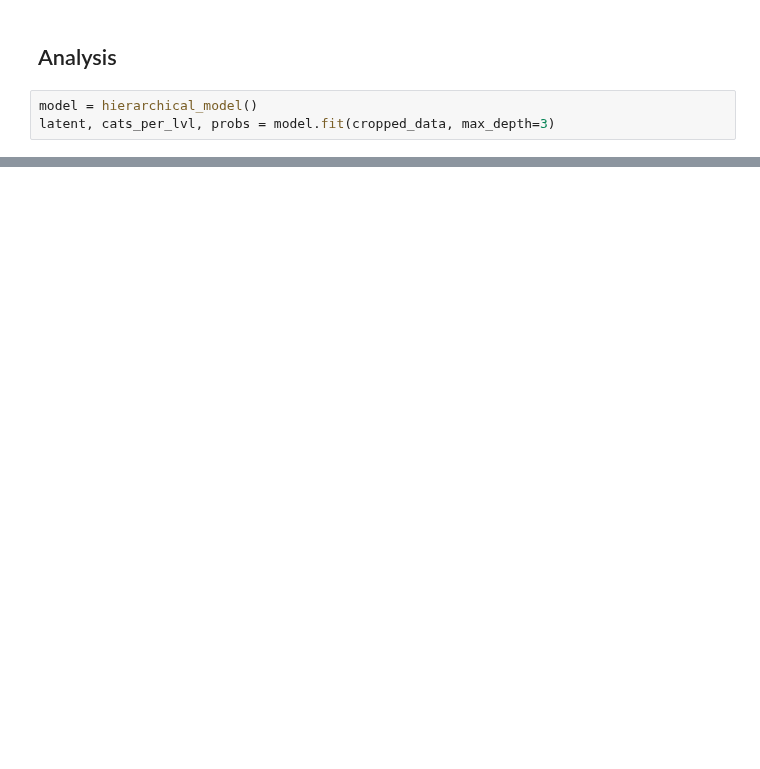
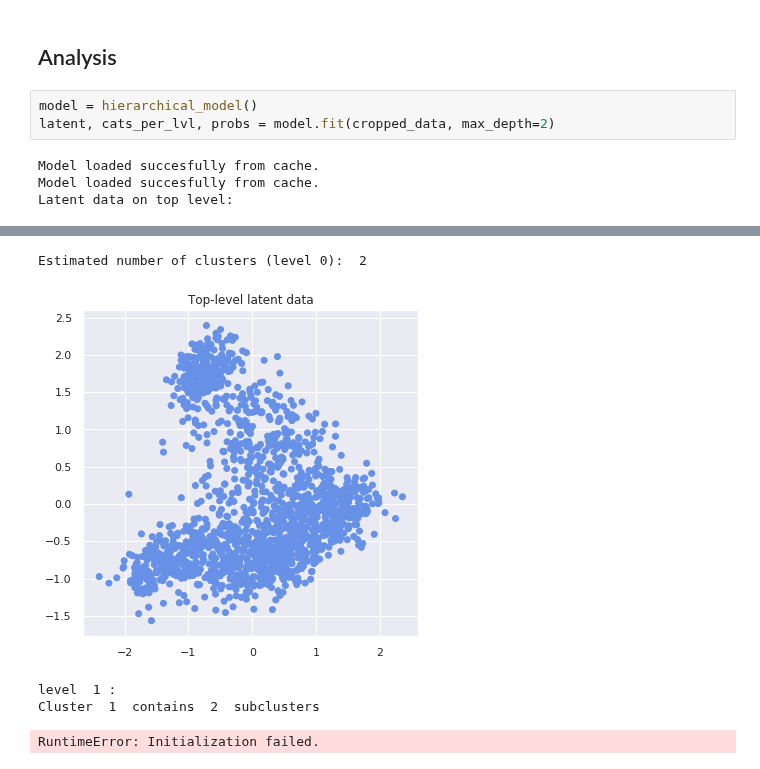
Before and after one commit to tobias-beers/RNA_visualization, a Jupyter notebook: Code/PyStan/Hierarchical_model_nestorowa.ipynb, the cells around one changed output, grey strips where cells are left out. Drawn from its saved outputs; the diff is of its cells as text; blank space fills up the shorter version.

```diff
--- a/Code/PyStan/Hierarchical_model_nestorowa.ipynb
+++ b/Code/PyStan/Hierarchical_model_nestorowa.ipynb
@@ -190,4 +216,8 @@ np.shape(cropped_data)
 ## Analysis
 # %%
 model = hierarchical_model()
-latent, cats_per_lvl, probs = model.fit(cropped_data, max_depth=3)
+latent, cats_per_lvl, probs = model.fit(cropped_data, max_depth=2)
+# %% [output]
+Model loaded succesfully from cache.
+Model loaded succesfully from cache.
+Latent data on top level:
@@ -194 +226,6 @@ latent, cats_per_lvl, probs = model.fit(cropped_data, max_depth=3)
+Estimated number of clusters (level 0):  2
+[figure, added]
+level  1 :
+Cluster  1  contains  2  subclusters
+RuntimeError: Initialization failed.
 # %%
```
Also changed, not shown: parts of 33 cells of this notebook, 8 other files.
